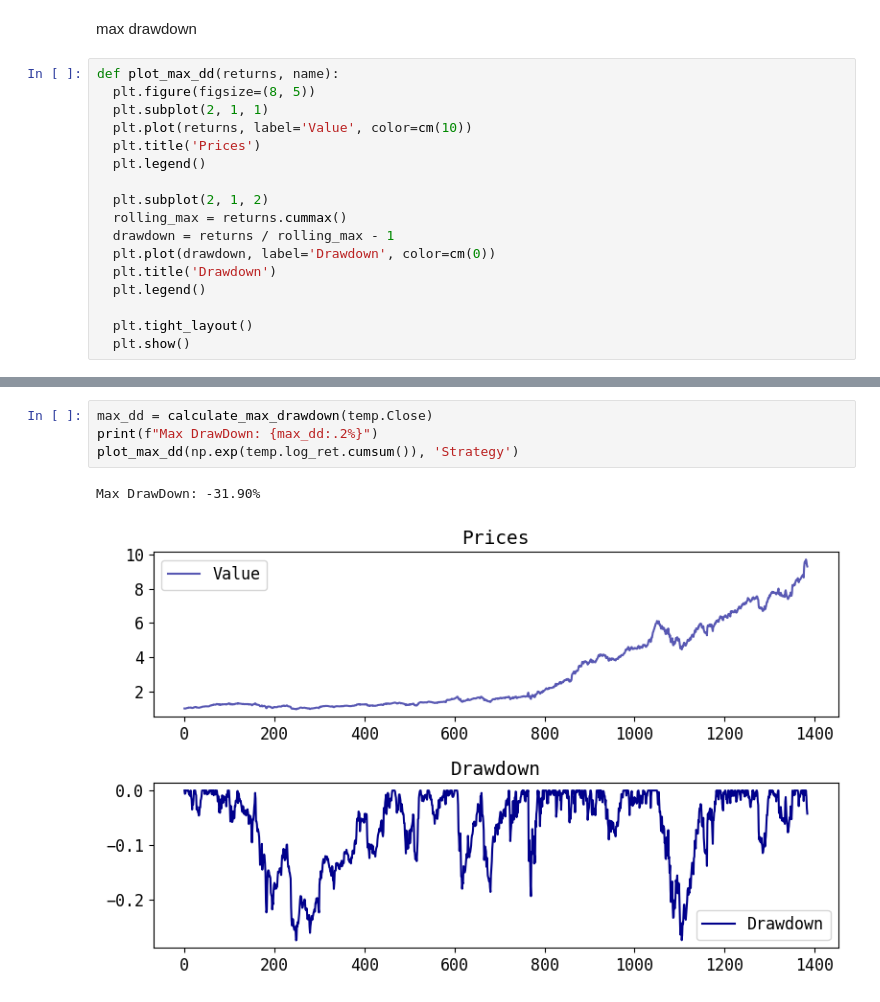
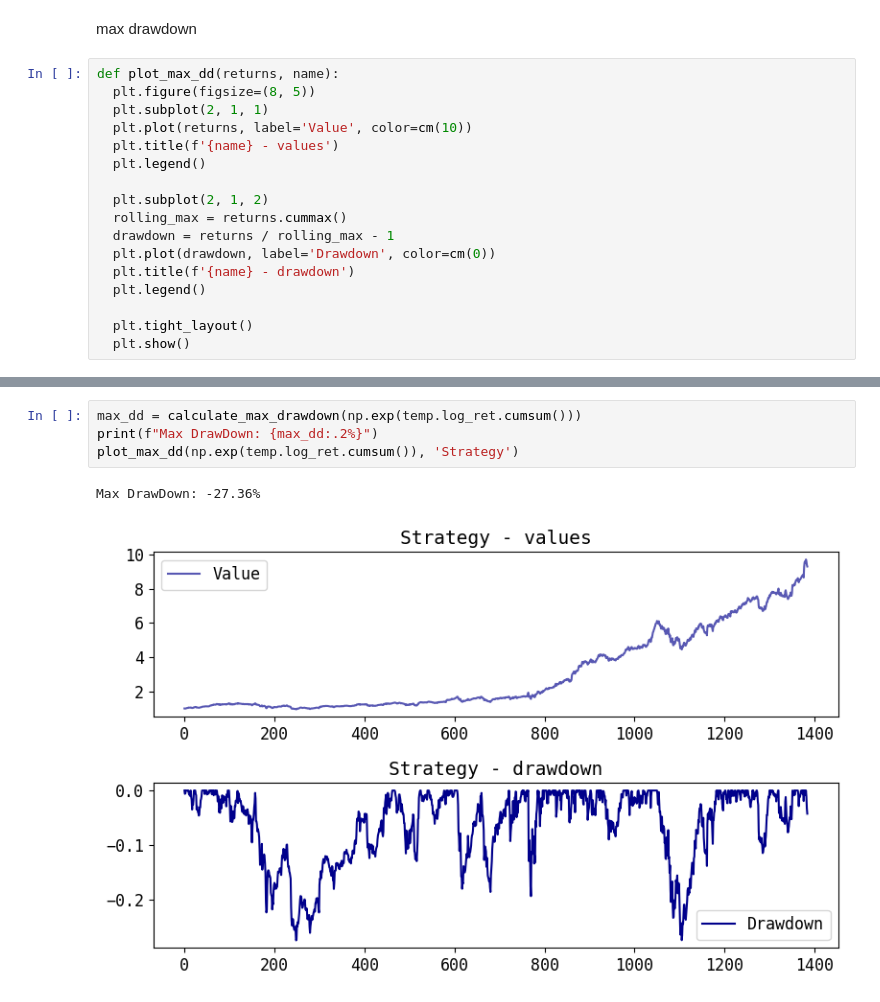
Before and after one commit to SEREMM/stationary_strategies, a Jupyter notebook: aapl_stationary_2.ipynb, the cells around one changed output, grey strips where cells are left out. Cells and saved outputs as stored; diff of their text form.

```diff
--- a/aapl_stationary_2.ipynb
+++ b/aapl_stationary_2.ipynb
@@ -523,14 +536,14 @@ def plot_max_dd(returns, name):
   plt.figure(figsize=(8, 5))
   plt.subplot(2, 1, 1)
   plt.plot(returns, label='Value', color=cm(10))
-  plt.title('Prices')
+  plt.title(f'{name} - values')
   plt.legend()
 
   plt.subplot(2, 1, 2)
   rolling_max = returns.cummax()
   drawdown = returns / rolling_max - 1
   plt.plot(drawdown, label='Drawdown', color=cm(0))
-  plt.title('Drawdown')
+  plt.title(f'{name} - drawdown')
   plt.legend()
 
   plt.tight_layout()
@@ -545,7 +558,7 @@ Max DrawDown: -38.73%
 # %%
-max_dd = calculate_max_drawdown(temp.Close)
+max_dd = calculate_max_drawdown(np.exp(temp.log_ret.cumsum()))
 print(f"Max DrawDown: {max_dd:.2%}")
 plot_max_dd(np.exp(temp.log_ret.cumsum()), 'Strategy')
 # %% [output]
-Max DrawDown: -31.90%
+Max DrawDown: -27.36%
-[figure, old version]
+[figure, new version]
```
Also changed, not shown: parts of 12 cells of this notebook.
